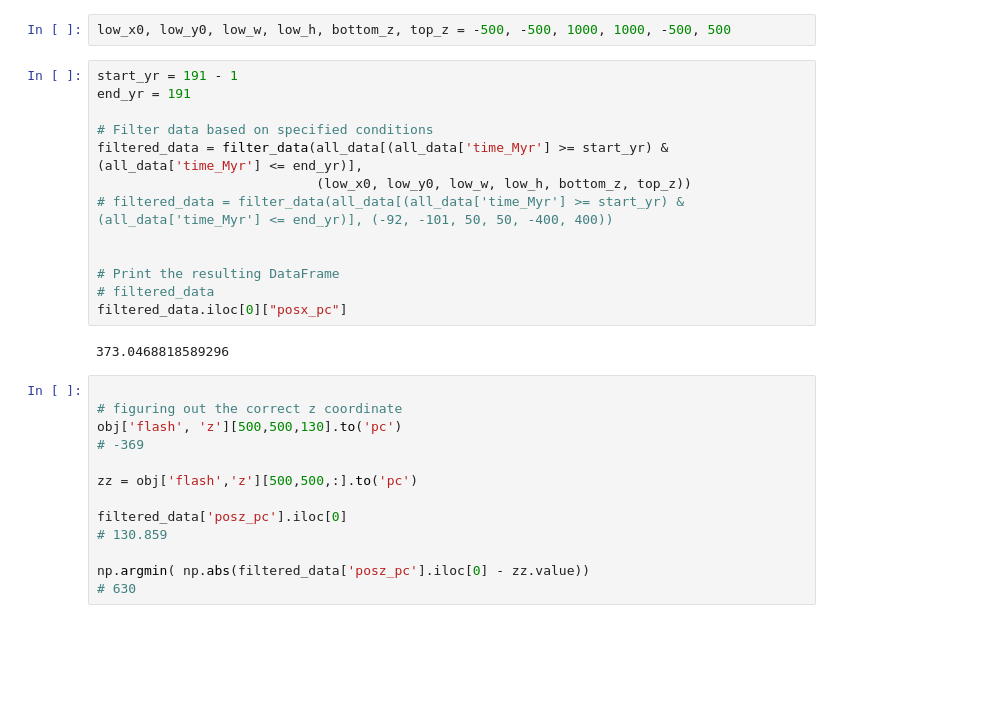
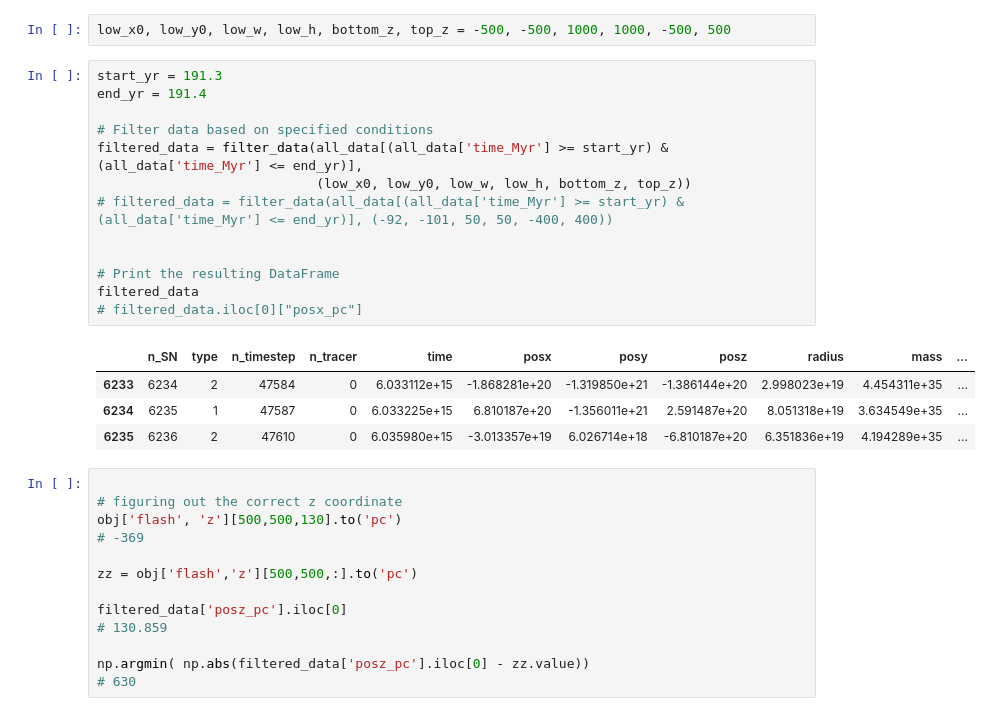
Before and after one commit to Joycelyn-Chen/Astro-Phase-Diagram, a Jupyter notebook: Scripts/tracing_SN_events.ipynb, the cells around one changed output. Drawn from its saved outputs; the diff is of its cells as text; blank space fills up the shorter version.

```diff
--- a/Scripts/tracing_SN_events.ipynb
+++ b/Scripts/tracing_SN_events.ipynb
@@ -202,20 +202,23 @@ low_x0, low_y0 = low_x0 - 500, low_y0 - 500
 # %%
 low_x0, low_y0, low_w, low_h, bottom_z, top_z = -500, -500, 1000, 1000, -500, 500
 # %%
-start_yr = 191 - 1
-end_yr = 191
+start_yr = 191.3
+end_yr = 191.4
 
 # Filter data based on specified conditions
 filtered_data = filter_data(all_data[(all_data['time_Myr'] >= start_yr) & (all_data['time_Myr'] <= end_yr)],
                             (low_x0, low_y0, low_w, low_h, bottom_z, top_z))
 # filtered_data = filter_data(all_data[(all_data['time_Myr'] >= start_yr) & (all_data['time_Myr'] <= end_yr)], (-92, -101, 50, 50, -400, 400))
 
 
 # Print the resulting DataFrame
-# filtered_data
-filtered_data.iloc[0]["posx_pc"]
+filtered_data
+# filtered_data.iloc[0]["posx_pc"]
 # %% [output]
-373.0468818589296
+|  | n_SN | type | n_timestep | n_tracer | time | posx | posy | posz | radius | mass | ... |
+| 6233 | 6234 | 2 | 47584 | 0 | 6.033112e+15 | -1.868281e+20 | -1.319850e+21 | -1.386144e+20 | 2.998023e+19 | 4.454311e+35 | ... |
+| 6234 | 6235 | 1 | 47587 | 0 | 6.033225e+15 | 6.810187e+20 | -1.356011e+21 | 2.591487e+20 | 8.051318e+19 | 3.634549e+35 | ... |
+| 6235 | 6236 | 2 | 47610 | 0 | 6.035980e+15 | -3.013357e+19 | 6.026714e+18 | -6.810187e+20 | 6.351836e+19 | 4.194289e+35 | ... |
 # %%
                                                                                                     # figuring out the correct z coordinate
 obj['flash', 'z'][500,500,130].to('pc')
```
Also changed, not shown: 1 other file.
